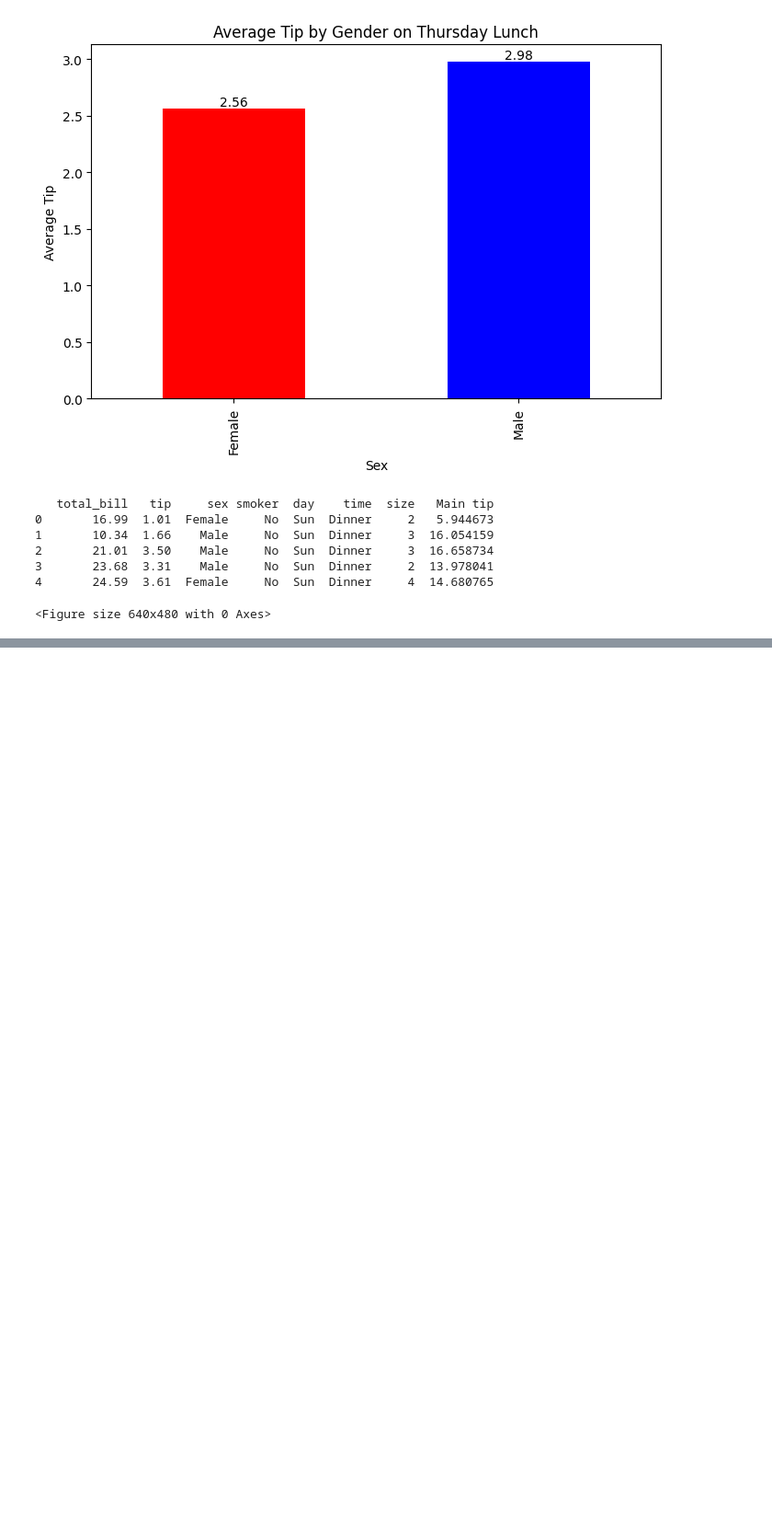
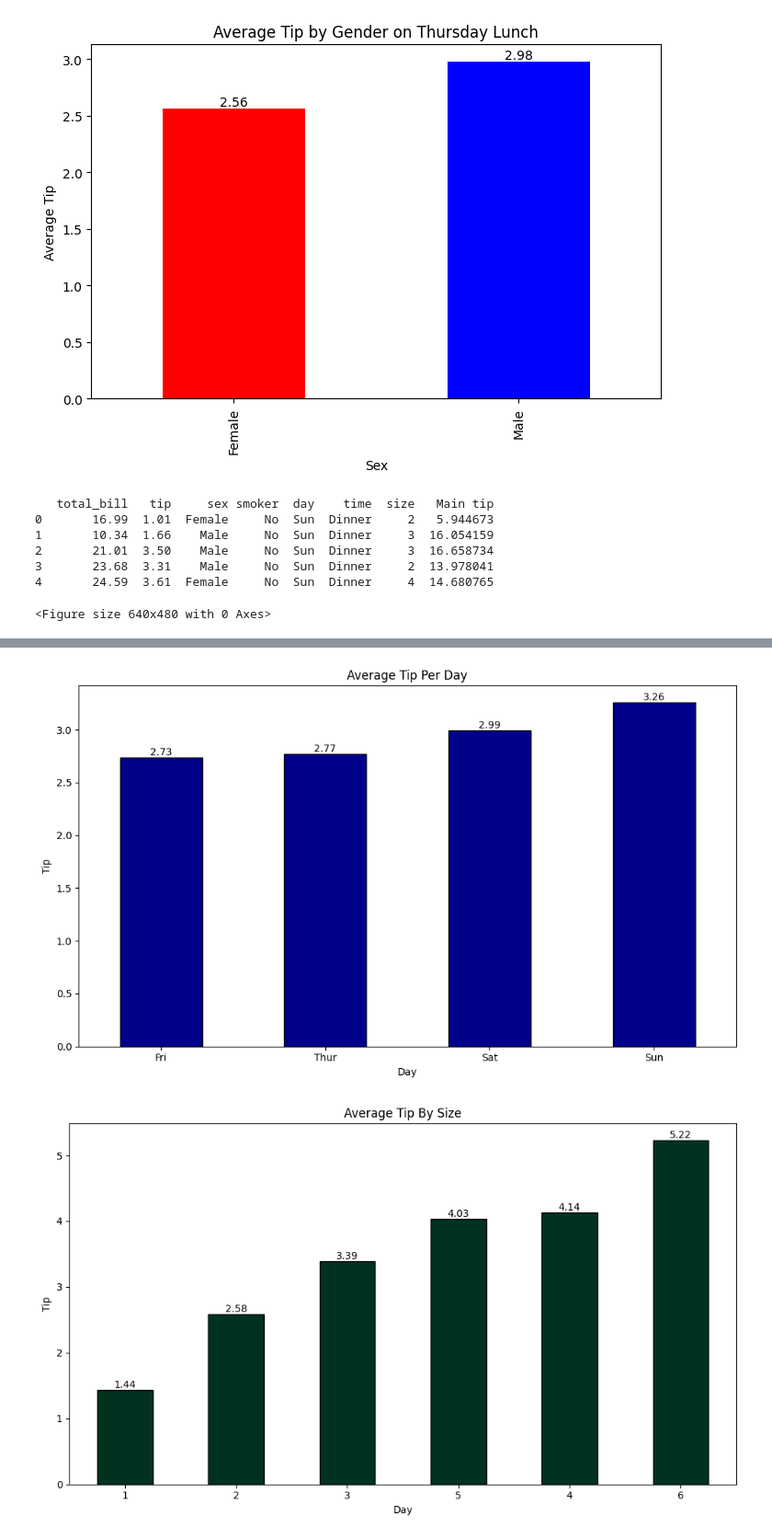
Before and after one commit to AdelGoldast/tip-percentage-calculator, a Jupyter notebook: tip_v3.ipynb, the cells around one changed output, grey strips where cells are left out. Shown: that part at 92% size. Drawn from its saved outputs; the diff is of its cells as text; code cells hidden in the pictures; blank space fills up the shorter version.

```diff
--- a/tip_v3.ipynb
+++ b/tip_v3.ipynb
@@ -261,0 +171,5 @@ dtype: int64
+# %%
+# Check for missing values and replace them
+
+print(df.isnull().sum())
+df.fillna(0, inplace=True)
@@ -261,0 +232,14 @@ dtype: int64
+# %%
+# Mean values
+
+sorted_mean_tip_per_day = df.groupby('day')['tip'].mean().sort_values()
+sorted_median_tip_per_day = df.groupby('day')['tip'].median()
+
+sorted_mean_tip_by_size = df.groupby('size')['tip'].mean().sort_values()
+sorted_median_tip_by_size = df.groupby('size')['tip'].median()
+
+sorted_mean_tip_by_smoker_day = df.groupby(['smoker', 'day'])['tip'].mean().sort_values()
+sorted_median_tip_by_smoker_day = df.groupby(['smoker', 'day'])['tip'].median()
+
+Saturday_dinner = df[(df['day'] == 'Sat') & (df['time']  == 'Dinner')]
+sorted_mean_tip_Saturday_dinner = Saturday_dinner.groupby ('sex') ['tip'].mean()
@@ -261,0 +250,35 @@ dtype: int64
+# %%
+plot_bar(
+    sorted_mean_tip_per_day,
+    title='Average Tip Per Day',
+    xlabel='Day',
+    ylabel='Tip',
+    colors='#00008b'
+)
+
+plot_bar(
+    sorted_mean_tip_by_size,
+    title='Average Tip By Size',
+    xlabel='Day',
+    ylabel='Tip',
+    colors='#013220'
+)
+
+plot_bar(
+    sorted_mean_tip_by_smoker_day,
+    title='Average Tip By Smoker Day',
+    xlabel='Day',
+    ylabel='Tip',
+    colors='#8B0000'
+)
+
+plot_bar(
+    sorted_mean_tip_Saturday_dinner,
+    title='Average Tip Saturday Dinner',
+    xlabel='Dinner',
+    ylabel='Tip',
+    colors='#9B870C'
+)
+# %% [output]
+[figure, added]
+[figure, added]
```
Also changed, not shown: parts of 12 cells of this notebook.
